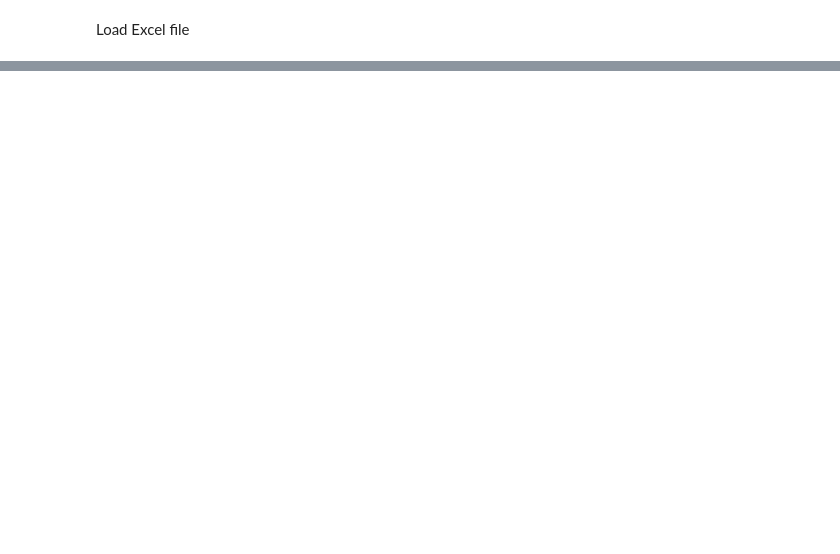
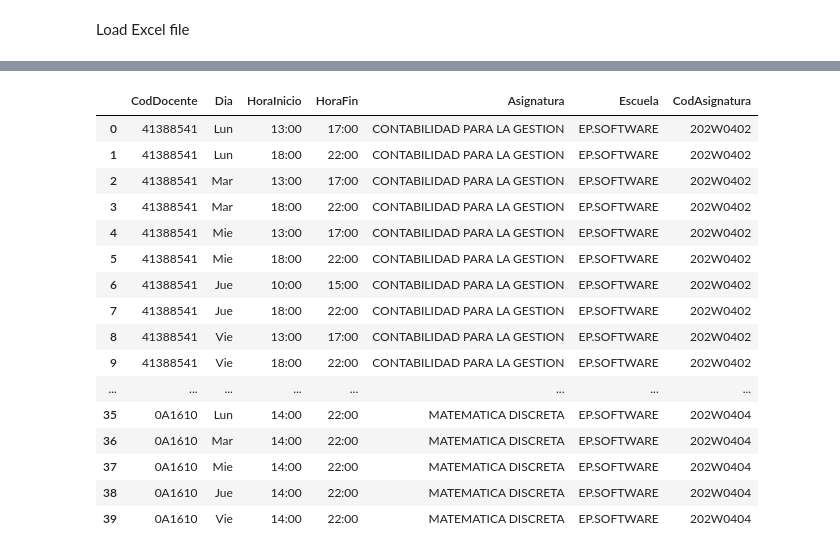
Before and after one commit to NicolasRojasGalaDEV/timeTablingFisiUNMSM, a Jupyter notebook: Extraccion/RealDisponibilidadDocente.ipynb, the cells around one changed output, grey strips where cells are left out. Cells and saved outputs as stored; diff of their text form; code cells hidden in the pictures; blank space fills up the shorter version.

```diff
--- a/Extraccion/RealDisponibilidadDocente.ipynb
+++ b/Extraccion/RealDisponibilidadDocente.ipynb
@@ -103,0 +8,2 @@ print("✅ Grouped availability saved to grouped_availability.csv")
+# %%
+BASE_DIR = Path().resolve()
@@ -103,0 +243,20 @@ print("✅ Grouped availability saved to grouped_availability.csv")
+# %%
+cruce
+# %% [output]
+|  | CodDocente | Dia | HoraInicio | HoraFin | Asignatura | Escuela | CodAsignatura |
+| 0 | 41388541 | Lun | 13:00 | 17:00 | CONTABILIDAD PARA LA GESTION | EP.SOFTWARE | 202W0402 |
+| 1 | 41388541 | Lun | 18:00 | 22:00 | CONTABILIDAD PARA LA GESTION | EP.SOFTWARE | 202W0402 |
+| 2 | 41388541 | Mar | 13:00 | 17:00 | CONTABILIDAD PARA LA GESTION | EP.SOFTWARE | 202W0402 |
+| 3 | 41388541 | Mar | 18:00 | 22:00 | CONTABILIDAD PARA LA GESTION | EP.SOFTWARE | 202W0402 |
+| 4 | 41388541 | Mie | 13:00 | 17:00 | CONTABILIDAD PARA LA GESTION | EP.SOFTWARE | 202W0402 |
+| 5 | 41388541 | Mie | 18:00 | 22:00 | CONTABILIDAD PARA LA GESTION | EP.SOFTWARE | 202W0402 |
+| 6 | 41388541 | Jue | 10:00 | 15:00 | CONTABILIDAD PARA LA GESTION | EP.SOFTWARE | 202W0402 |
+| 7 | 41388541 | Jue | 18:00 | 22:00 | CONTABILIDAD PARA LA GESTION | EP.SOFTWARE | 202W0402 |
+| 8 | 41388541 | Vie | 13:00 | 17:00 | CONTABILIDAD PARA LA GESTION | EP.SOFTWARE | 202W0402 |
+| 9 | 41388541 | Vie | 18:00 | 22:00 | CONTABILIDAD PARA LA GESTION | EP.SOFTWARE | 202W0402 |
+| ... | ... | ... | ... | ... | ... | ... | ... |
+| 35 | 0A1610 | Lun | 14:00 | 22:00 | MATEMATICA DISCRETA | EP.SOFTWARE | 202W0404 |
+| 36 | 0A1610 | Mar | 14:00 | 22:00 | MATEMATICA DISCRETA | EP.SOFTWARE | 202W0404 |
+| 37 | 0A1610 | Mie | 14:00 | 22:00 | MATEMATICA DISCRETA | EP.SOFTWARE | 202W0404 |
+| 38 | 0A1610 | Jue | 14:00 | 22:00 | MATEMATICA DISCRETA | EP.SOFTWARE | 202W0404 |
+| 39 | 0A1610 | Vie | 14:00 | 22:00 | MATEMATICA DISCRETA | EP.SOFTWARE | 202W0404 |
```
Also changed, not shown: parts of 68 cells of this notebook, 18 other files.
